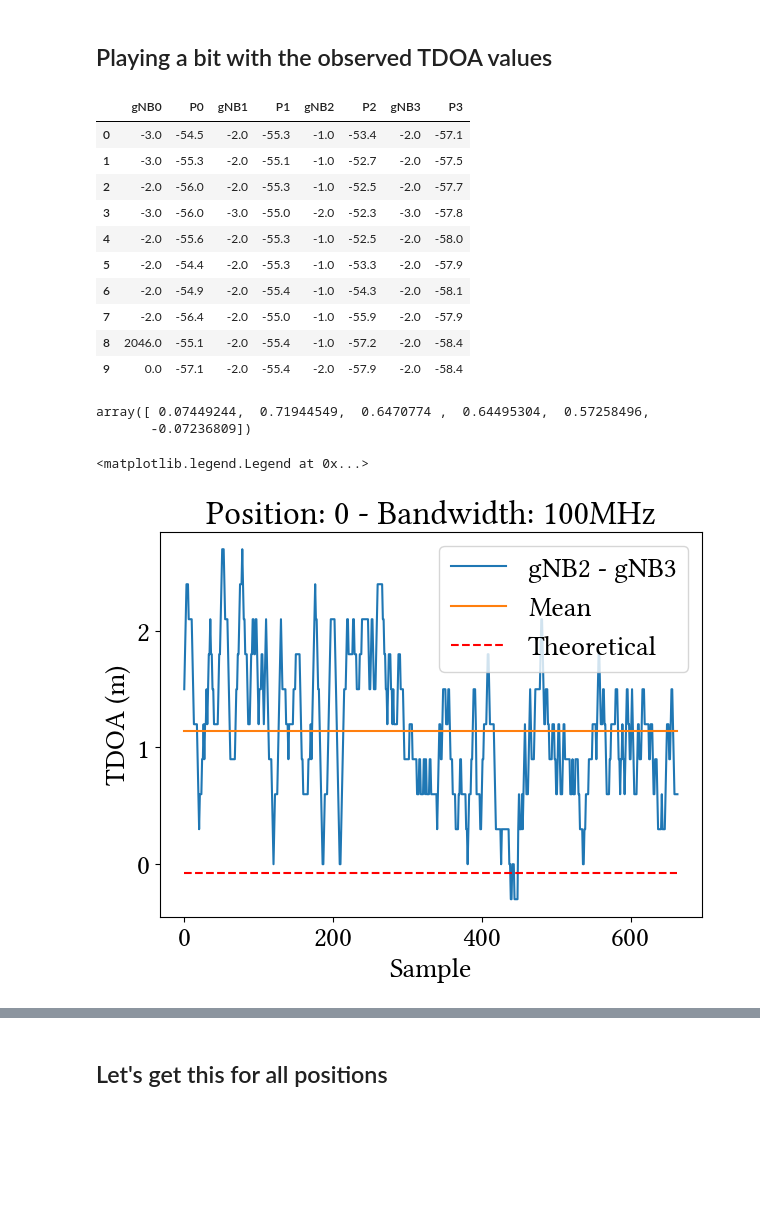
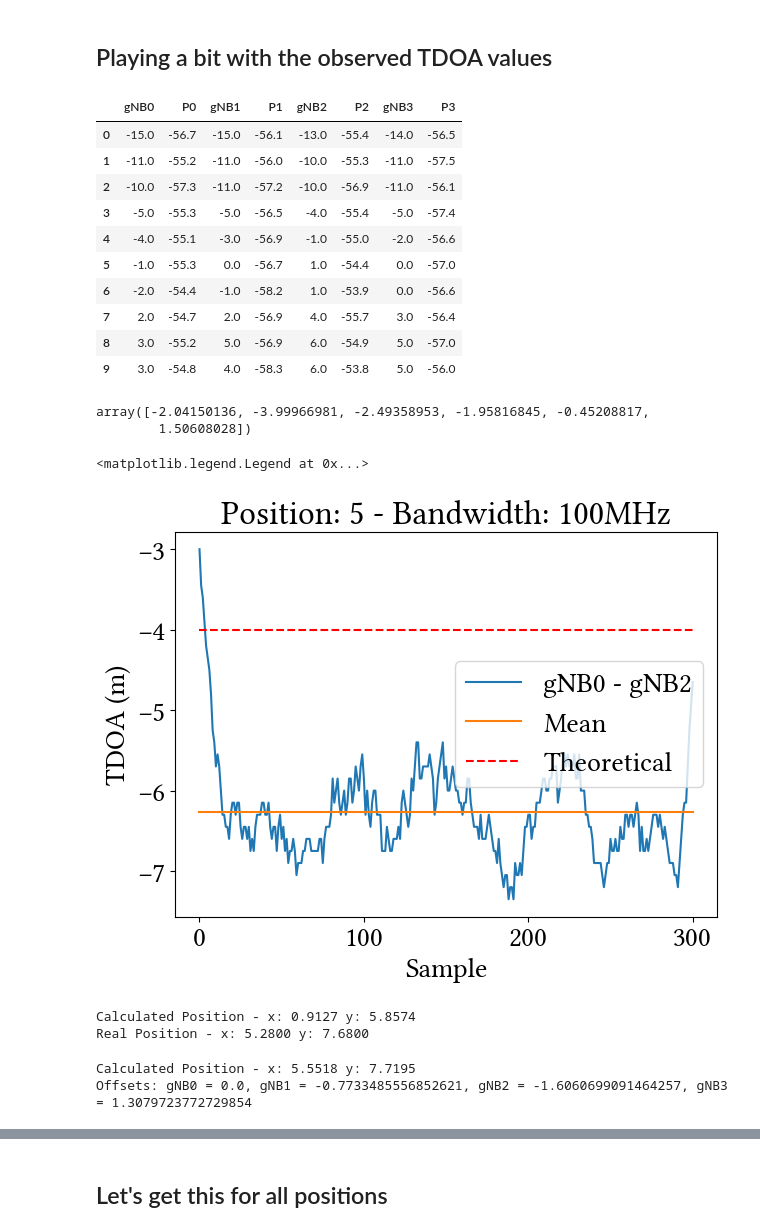
Before and after one commit to yagoliz/5glocalization, a Jupyter notebook: notebooks/ext-03-tdoa_5g_tdoa_plots.ipynb, the cells around one changed output, grey strips where cells are left out. Cells and saved outputs as stored; diff of their text form; code cells hidden in the pictures; blank space fills up the shorter version.

Commit message:
add offset optimization branch

```diff
--- a/notebooks/ext-03-tdoa_5g_tdoa_plots.ipynb
+++ b/notebooks/ext-03-tdoa_5g_tdoa_plots.ipynb
@@ -48,7 +44,7 @@ UEs = np.array(
 ## Playing a bit with the observed TDOA values
 # %%
 # Main params
-POSITION = 0
+POSITION = 5
 FREQUENCY_MHZ = 100  # MHz
 FREQUENCY = FREQUENCY_MHZ * 1e6
 
@@ -85,27 +81,27 @@ elif FREQUENCY_MHZ == 40:
 toa_filt.head(10)
 # %% [output]
 |  | gNB0 | P0 | gNB1 | P1 | gNB2 | P2 | gNB3 | P3 |
-| 0 | -3.0 | -54.5 | -2.0 | -55.3 | -1.0 | -53.4 | -2.0 | -57.1 |
-| 1 | -3.0 | -55.3 | -2.0 | -55.1 | -1.0 | -52.7 | -2.0 | -57.5 |
-| 2 | -2.0 | -56.0 | -2.0 | -55.3 | -1.0 | -52.5 | -2.0 | -57.7 |
-| 3 | -3.0 | -56.0 | -3.0 | -55.0 | -2.0 | -52.3 | -3.0 | -57.8 |
-| 4 | -2.0 | -55.6 | -2.0 | -55.3 | -1.0 | -52.5 | -2.0 | -58.0 |
-| 5 | -2.0 | -54.4 | -2.0 | -55.3 | -1.0 | -53.3 | -2.0 | -57.9 |
-| 6 | -2.0 | -54.9 | -2.0 | -55.4 | -1.0 | -54.3 | -2.0 | -58.1 |
-| 7 | -2.0 | -56.4 | -2.0 | -55.0 | -1.0 | -55.9 | -2.0 | -57.9 |
-| 8 | 2046.0 | -55.1 | -2.0 | -55.4 | -1.0 | -57.2 | -2.0 | -58.4 |
-| 9 | 0.0 | -57.1 | -2.0 | -55.4 | -2.0 | -57.9 | -2.0 | -58.4 |
+| 0 | -15.0 | -56.7 | -15.0 | -56.1 | -13.0 | -55.4 | -14.0 | -56.5 |
+| 1 | -11.0 | -55.2 | -11.0 | -56.0 | -10.0 | -55.3 | -11.0 | -57.5 |
+| 2 | -10.0 | -57.3 | -11.0 | -57.2 | -10.0 | -56.9 | -11.0 | -56.1 |
+| 3 | -5.0 | -55.3 | -5.0 | -56.5 | -4.0 | -55.4 | -5.0 | -57.4 |
+| 4 | -4.0 | -55.1 | -3.0 | -56.9 | -1.0 | -55.0 | -2.0 | -56.6 |
+| 5 | -1.0 | -55.3 | 0.0 | -56.7 | 1.0 | -54.4 | 0.0 | -57.0 |
+| 6 | -2.0 | -54.4 | -1.0 | -58.2 | 1.0 | -53.9 | 0.0 | -56.6 |
+| 7 | 2.0 | -54.7 | 2.0 | -56.9 | 4.0 | -55.7 | 3.0 | -56.4 |
+| 8 | 3.0 | -55.2 | 5.0 | -56.9 | 6.0 | -54.9 | 5.0 | -57.0 |
+| 9 | 3.0 | -54.8 | 4.0 | -58.3 | 6.0 | -53.8 | 5.0 | -56.0 |
 # %%
 # Calculating the theoretical values
 th_toa = np.linalg.norm(UEs[POSITION] - gNBs, axis=1)
 th_tdoa = (th_toa.reshape((-1, 1)) - th_toa)[np.triu_indices(4, k=1)]
 th_tdoa
 # %% [output]
-array([ 0.07449244,  0.71944549,  0.6470774 ,  0.64495304,  0.57258496,
-       -0.07236809])
+array([-2.04150136, -3.99966981, -2.49358953, -1.95816845, -0.45208817,
+        1.50608028])
 # %%
 # Moving Average parameters
-ma_window = 10
+ma_window = 20
 
 # Vectorized version to obtain TDOA values
 toas = toa_filt[["gNB0", "gNB1", "gNB2", "gNB3"]].to_numpy()
@@ -123,24 +119,24 @@ tdoas = moving_average(tdoas[mask, :], ma_window)
 tdoas = tdoas / FREQUENCY * SPEED_OF_LIGHT
 tdoa_mean = np.mean(tdoas, axis=0)
 # %%
-difference = 5
+difference = 1
 fig, ax = plt.subplots(figsize=(7, 5))
 
 ax.plot(tdoas[:, difference])
 ax.plot(tdoa_mean[difference] * np.ones(tdoas.shape[0]))
 ax.plot(th_tdoa[difference] * np.ones(tdoas.shape[0]), linestyle="dashed", color="red")
 
 ax.set_title(f"Position: {POSITION} - Bandwidth: {FREQUENCY_MHZ}MHz")
 ax.set_xlabel("Sample")
 ax.set_ylabel("TDOA (m)")
 ax.legend(
     [
         f"gNB{triu_indices[0][difference]} - gNB{triu_indices[1][difference]}",
         "Mean",
         "Theoretical",
     ]
 )
 # %% [output]
 <matplotlib.legend.Legend at 0x...>
-[figure, old version]
+[figure, new version]
 # %%
@@ -147,4 +144,18 @@ ax.legend(
 combination_range = itertools.combinations(np.arange(len(gNBs)), 2)
 combinations = np.fromiter(combination_range, dtype=np.dtype((int,2)))
+# %%
+linpos = linoptim(gNBs,tdoas[experiment,0:4],input_type='xyz').squeeze()
+print(f"Calculated Position - x: {linpos[0]:.4f} y: {linpos[1]:.4f}")
+print(f"Real Position - x: {UEs[POSITION,0]:.4f} y: {UEs[POSITION,1]:.4f}")
+# %% [output]
+Calculated Position - x: 0.9127 y: 5.8574
+Real Position - x: 5.2800 y: 7.6800
+# %%
+result = nonlinoptim(gNBs, tdoas[experiment,:], combinations, num_dim=2, p0=linpos, input_type="xyz", use_offset=True, l=.3)
+print(f"Calculated Position - x: {result[0]:.4f} y: {result[1]:.4f}")
+print(f"Offsets: gNB0 = {result[2]}, gNB1 = {result[3]}, gNB2 = {result[4]}, gNB3 = {result[5]}")
+# %% [output]
+Calculated Position - x: 5.5518 y: 7.7195
+Offsets: gNB0 = 0.0, gNB1 = -0.7733485556852621, gNB2 = -1.6060699091464257, gNB3 = 1.3079723772729854
 # %%
 # Let's do some specific processing
```
Also changed, not shown: parts of 5 cells of this notebook, 3 other files.
